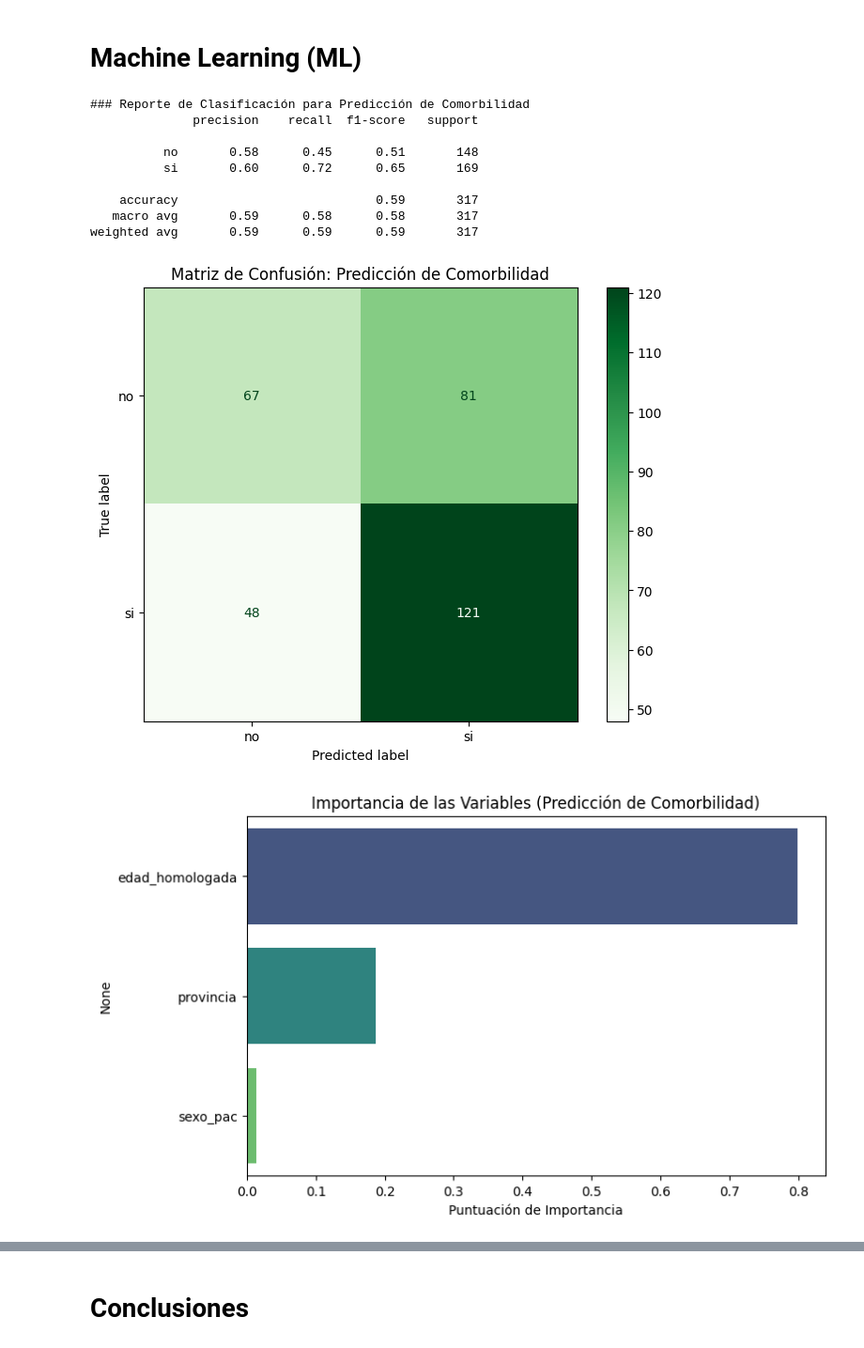
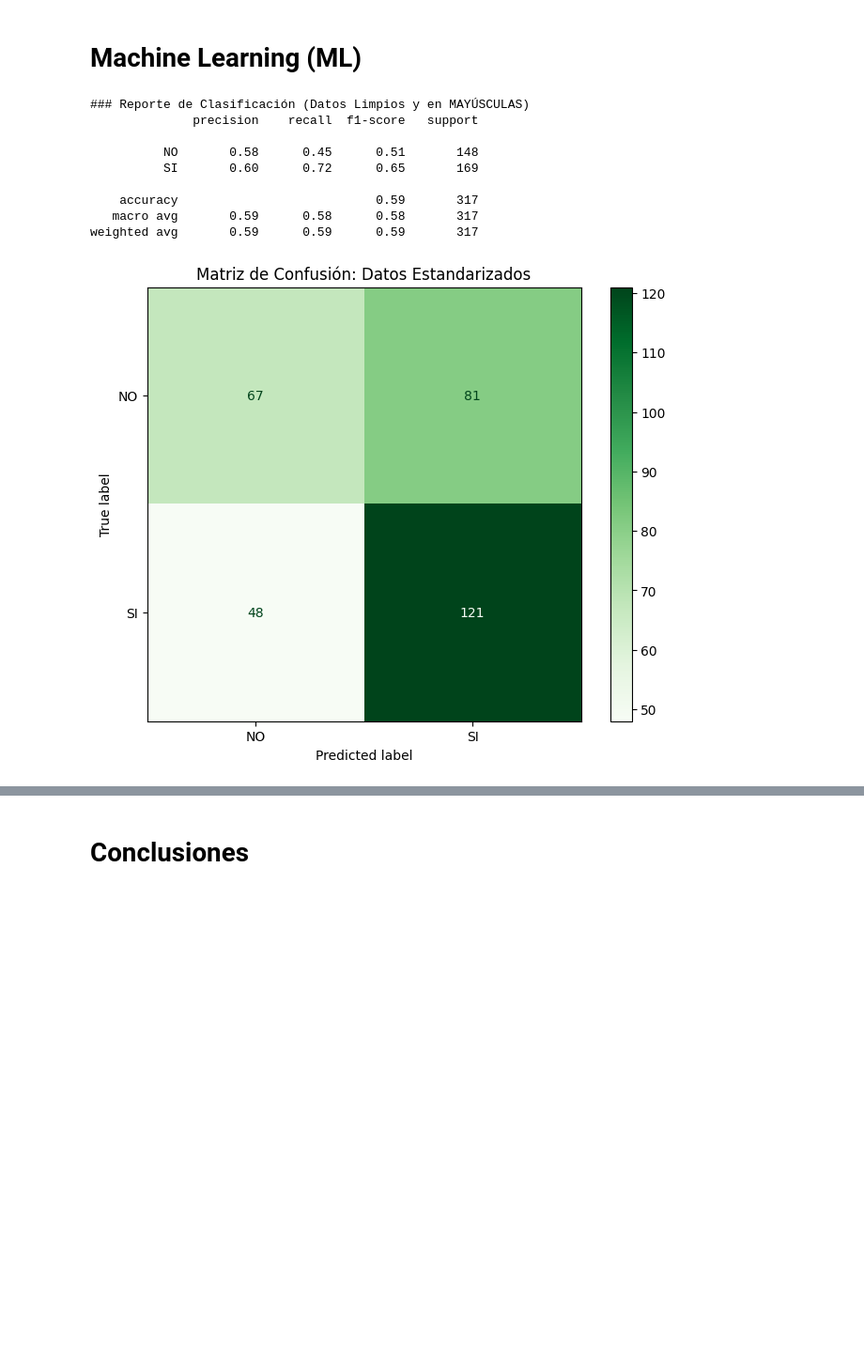
Before and after one commit to monikabenavides/MaestriaUHE, a Jupyter notebook: Actividad1.ipynb, the cells around one changed output, grey strips where cells are left out. Shown at 94% size. Drawn from its saved outputs; the diff is of its cells as text; code cells hidden in the pictures; blank space fills up the shorter version.

```diff
--- a/Actividad1.ipynb
+++ b/Actividad1.ipynb
@@ -83,16 +83,2 @@ memory usage: 383.8+ KB
 # %% [markdown]
 # Limpieza de Datos
-# %%
-# Asegurar que la homologación se aplique y persista en df
-def homologar_edad(row):
-    edad = row['edad_pac']
-    tipo = str(row['tipo_edad_pac']).lower()
-    if 'mes' in tipo:
-        return edad / 12
-    elif 'dia' in tipo:
-        return edad / 365
-    return edad
-
-df['edad_homologada'] = df.apply(homologar_edad, axis=1)
-print("Columna 'edad_homologada' creada y verificada.")
-display(df[['edad_pac', 'tipo_edad_pac', 'edad_homologada']].head())
@@ -132,7 +164,8 @@ plt.show()
 
 # 3. Análisis de Variables Temporales
 print("\n### Evolución Temporal de Casos")
-df_temp = df.set_index('fecha_caso_pac').resample('M').size().reset_index(name='conteo')
+# Se cambia 'M' por 'ME' para evitar FutureWarning en pandas
+df_temp = df.set_index(pd.to_datetime(df['fecha_caso_pac'])).resample('ME').size().reset_index(name='conteo')
 
 plt.figure(figsize=(12, 6))
 sns.lineplot(data=df_temp, x='fecha_caso_pac', y='conteo', marker='o', color='teal')
@@ -231,67 +264,59 @@ from sklearn.ensemble import RandomForestClassifier
 from sklearn.metrics import classification_report, confusion_matrix, ConfusionMatrixDisplay
 from sklearn.preprocessing import LabelEncoder
 import matplotlib.pyplot as plt
+import pandas as pd
+import seaborn as sns
 
-# 1. Preparación de datos y definición de la variable objetivo (Comorbilidad)
-# Usamos edad_homologada y provincia como predictores
+# 1. Preparación de datos con el dataset limpio
 features = ['edad_homologada', 'provincia', 'sexo_pac']
 target = 'comorbilidad'
 
-# Limpiamos y preparamos el set de datos para ML
+# Creamos una copia para el modelo
 ml_df = df[features + [target]].dropna().copy()
 
-# Codificación de variables categóricas
+# Codificación de variables (ahora sobre etiquetas en MAYÚSCULAS)
 le_prov = LabelEncoder()
 ml_df['provincia'] = le_prov.fit_transform(ml_df['provincia'].astype(str))
 
 le_sex = LabelEncoder()
 ml_df['sexo_pac'] = le_sex.fit_transform(ml_df['sexo_pac'].astype(str))
 
 le_target = LabelEncoder()
 ml_df[target] = le_target.fit_transform(ml_df[target].astype(str))
 
 # 2. División train_test_split
 X = ml_df.drop(target, axis=1)
 y = ml_df[target]
 
 X_train, X_test, y_train, y_test = train_test_split(X, y, test_size=0.2, random_state=42)
 
-# 3. Entrenamiento del modelo
+# 3. Entrenamiento del modelo base con datos limpios
 model_comorb = RandomForestClassifier(n_estimators=100, random_state=42)
 model_comorb.fit(X_train, y_train)
 
-# 4. Predicción y Evaluación
+# 4. Evaluación
 y_pred = model_comorb.predict(X_test)
 
-print("### Reporte de Clasificación para Predicción de Comorbilidad")
+print("### Reporte de Clasificación (Datos Limpios y en MAYÚSCULAS)")
 print(classification_report(y_test, y_pred, target_names=le_target.classes_))
 
-# Visualización de la Matriz de Confusión
+# Matriz de Confusión
 fig, ax = plt.subplots(figsize=(8, 6))
 cm = confusion_matrix(y_test, y_pred)
 ConfusionMatrixDisplay(confusion_matrix=cm, display_labels=le_target.classes_).plot(cmap='Greens', ax=ax)
-plt.title('Matriz de Confusión: Predicción de Comorbilidad')
+plt.title('Matriz de Confusión: Datos Estandarizados')
 plt.show()
-
-# Importancia de las variables
-importances = pd.Series(model_comorb.feature_importances_, index=X.columns).sort_values(ascending=False)
-plt.figure(figsize=(8, 5))
-sns.barplot(x=importances, y=importances.index, palette='viridis', hue=importances.index, legend=False)
-plt.title('Importancia de las Variables (Predicción de Comorbilidad)')
-plt.xlabel('Puntuación de Importancia')
-plt.show()
 # %% [output]
-### Reporte de Clasificación para Predicción de Comorbilidad
+### Reporte de Clasificación (Datos Limpios y en MAYÚSCULAS)
               precision    recall  f1-score   support
 
-          no       0.58      0.45      0.51       148
-          si       0.60      0.72      0.65       169
+          NO       0.58      0.45      0.51       148
+          SI       0.60      0.72      0.65       169
 
     accuracy                           0.59       317
    macro avg       0.59      0.58      0.58       317
 weighted avg       0.59      0.59      0.59       317
-[figure, old version]
+[figure, new version]
-[figure, removed]
 # %%
 from sklearn.model_selection import GridSearchCV
 
```
Also changed, not shown: parts of 7 cells of this notebook.
